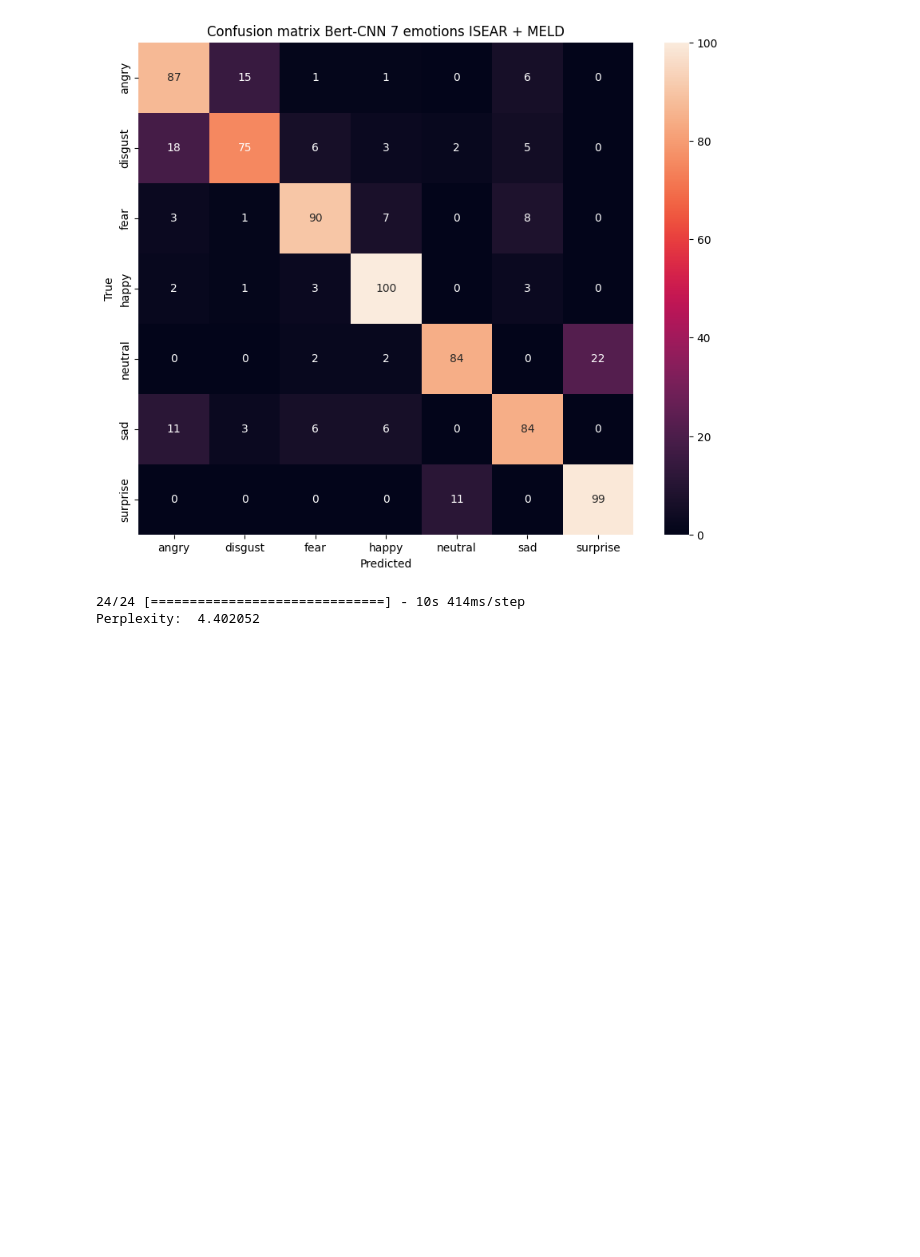
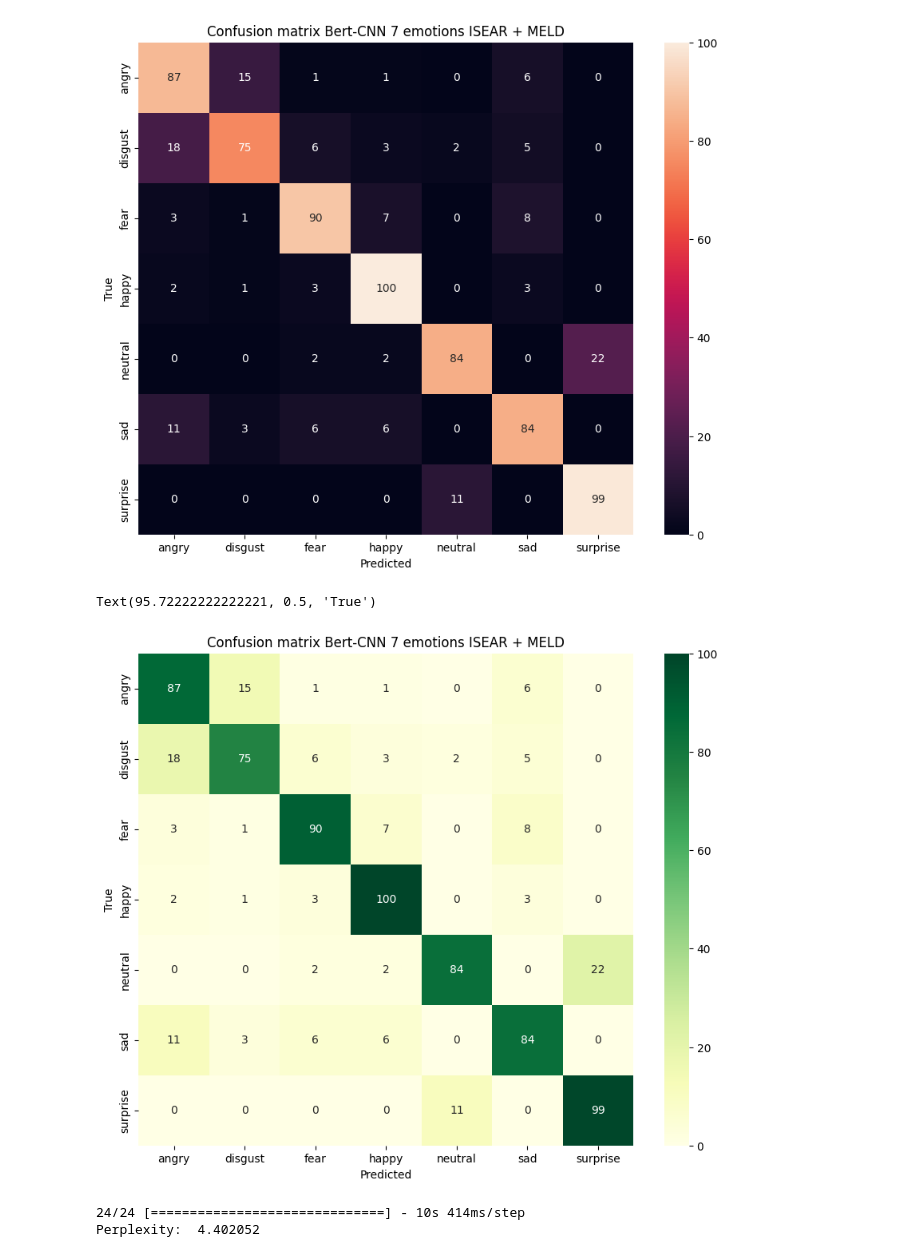
Before and after one commit to BryanBACS/Emotion-Recognition-Multimodal, a Jupyter notebook: Modelos inteligencia artificial/Modalidad texto/code.ipynb, the cells around one changed output. Cells and saved outputs as stored; diff of their text form; code cells hidden in the pictures; blank space fills up the shorter version.

Commit message:
update text

```diff
--- a/Modelos inteligencia artificial/Modalidad texto/code.ipynb
+++ b/Modelos inteligencia artificial/Modalidad texto/code.ipynb
@@ -3238,3 +3378,9 @@ plt.legend()
 plt.show()
 # %% [output]
 [figure]
+# %%
+def custom_objects_fn_roberta():
+    return {'TFRobertaModel': TFRobertaModel}
+
+model_Roberta564_load = tf.keras.models.load_model('model/BERTHugginfFace/OptimizationBestModel/OptimizationBestModel_roberta3/64batch\BERT_CNN_model_best_15_val_0.7938.h5', custom_objects= custom_objects_fn_roberta())
+model_Roberta564_load.evaluate([input_ids_test_roberta, attention_mask_test_roberta], labels_test_roberta)
@@ -5237,6 +5387,17 @@ plt.ylabel('True')
 # %% [output]
 Text(95.72222222222221, 0.5, 'True')
 [figure]
+# %%
+classes = ['angry', 'disgust', 'fear', 'happy', 'neutral', 'sad', 'surprise']
+
+plt.figure(figsize=(10,8))
+sns.heatmap(matrix3, annot=True, fmt='d', xticklabels=classes, yticklabels=classes, cmap='YlGn')
+plt.title('Confusion matrix Bert-CNN 7 emotions ISEAR + MELD')
+plt.xlabel('Predicted')
+plt.ylabel('True')
+# %% [output]
+Text(95.72222222222221, 0.5, 'True')
+[figure, added]
 # %%
 predictions_perplexity2 = model_load5.predict([input_ids_test_roberta, attention_mask_test_roberta])
 
```
Also changed, not shown: parts of 18 cells of this notebook, 2 other files.
